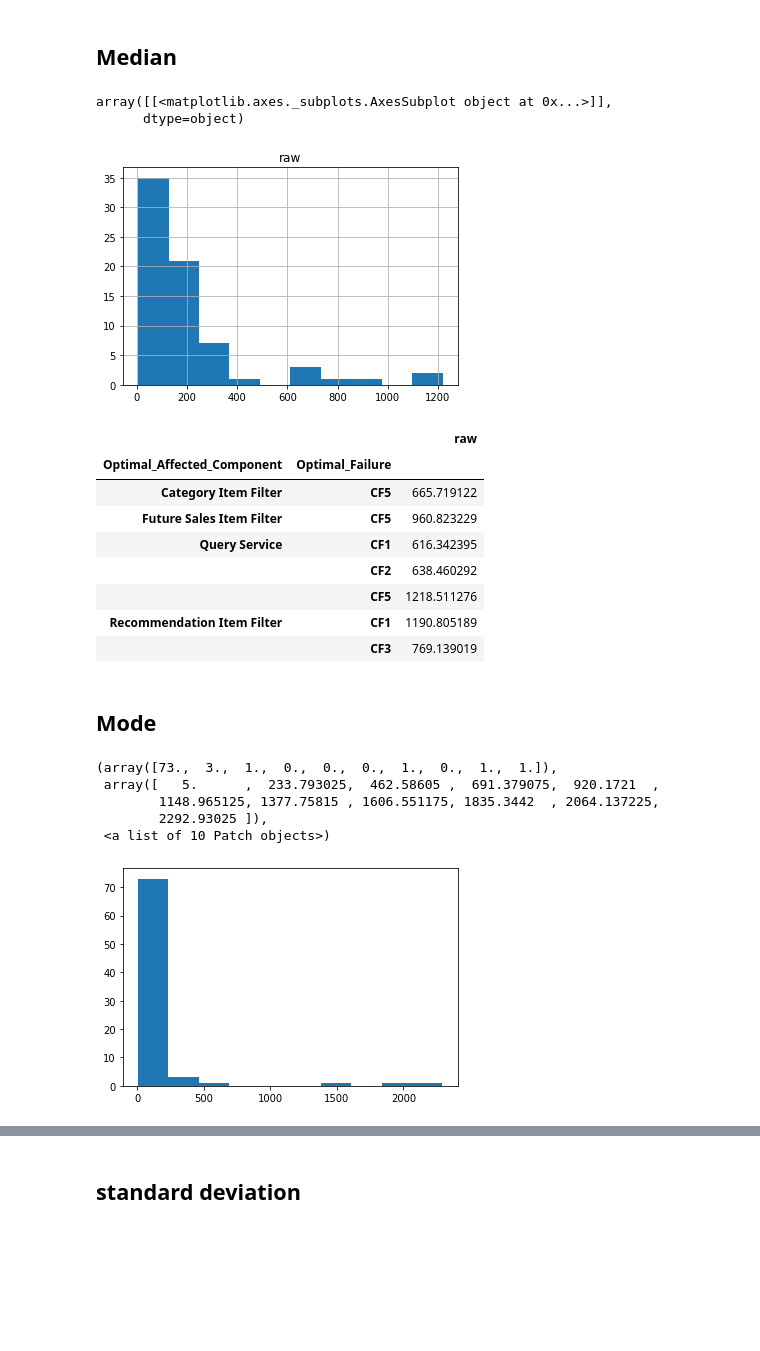
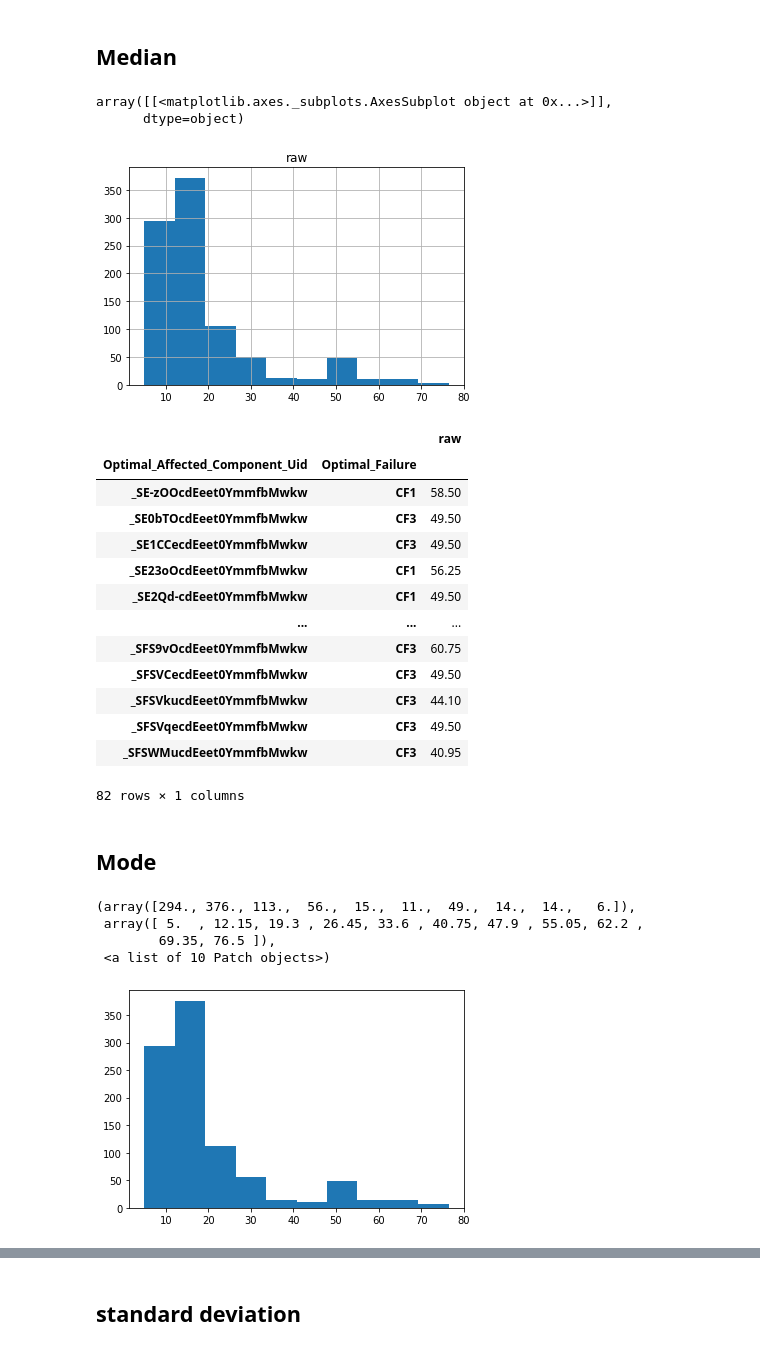
Before and after one commit to hpi-sam/rl-4-self-repair, a Jupyter notebook: data_analysis/main_data_analysis.ipynb, the cells around one changed output, grey strips where cells are left out. Drawn from its saved outputs; the diff is of its cells as text; code cells hidden in the pictures; blank space fills up the shorter version.

```diff
--- a/data_analysis/main_data_analysis.ipynb
+++ b/data_analysis/main_data_analysis.ipynb
@@ -56,7 +62,7 @@ dh.data['raw'].hist()
 * skew = skewness, measure of the asymmetry of the probability distribution of a real-valued random variable about its mean
 * kurtosis = measure of the "tailedness" of the probability distribution of a real-valued random variable
 # %%
-untransformed_data = dh.data[['Optimal_Affected_Component','Optimal_Failure','raw']]
+untransformed_data = dh.data[['Optimal_Affected_Component_Uid','Optimal_Failure','raw']]
 # %% [markdown]
 ## Mean
 # %%
@@ -79,44 +94,48 @@ mean_group[mean_group.raw > 1700]
 # %% [markdown]
 ## Median
 # %%
-median = untransformed_data.groupby(['Optimal_Affected_Component', 'Optimal_Failure']).agg('median')
+median = untransformed_data.groupby(['Optimal_Affected_Component_Uid', 'Optimal_Failure']).agg('median')
 median.hist()
 # %% [output]
 array([[<matplotlib.axes._subplots.AxesSubplot object at 0x...>]],
       dtype=object)
-[figure, old version]
+[figure, new version]
 # %%
 # get the outliers
 group = median.apply(lambda x: x)
-group[group.raw > 600]
+group[group.raw > 40]
 # %% [output]
 |  |  | raw |
-| Optimal_Affected_Component | Optimal_Failure |  |
-| Category Item Filter | CF5 | 665.719122 |
-| Future Sales Item Filter | CF5 | 960.823229 |
-| Query Service | CF1 | 616.342395 |
-|  | CF2 | 638.460292 |
-|  | CF5 | 1218.511276 |
-| Recommendation Item Filter | CF1 | 1190.805189 |
-|  | CF3 | 769.139019 |
+| Optimal_Affected_Component_Uid | Optimal_Failure |  |
+| _SE-zOOcdEeet0YmmfbMwkw | CF1 | 58.50 |
+| _SE0bTOcdEeet0YmmfbMwkw | CF3 | 49.50 |
+| _SE1CCecdEeet0YmmfbMwkw | CF3 | 49.50 |
+| _SE23oOcdEeet0YmmfbMwkw | CF1 | 56.25 |
+| _SE2Qd-cdEeet0YmmfbMwkw | CF1 | 49.50 |
+| ... | ... | ... |
+| _SFS9vOcdEeet0YmmfbMwkw | CF3 | 60.75 |
+| _SFSVCecdEeet0YmmfbMwkw | CF3 | 49.50 |
+| _SFSVkucdEeet0YmmfbMwkw | CF3 | 44.10 |
+| _SFSVqecdEeet0YmmfbMwkw | CF3 | 49.50 |
+| _SFSWMucdEeet0YmmfbMwkw | CF3 | 40.95 |
+82 rows × 1 columns
 # %% [markdown]
 ## Mode
 # %%
 import operator
 import functools
 
-mode = untransformed_data.groupby(['Optimal_Affected_Component', 'Optimal_Failure']).agg(pd.Series.mode)
+mode = untransformed_data.groupby(['Optimal_Affected_Component_Uid', 'Optimal_Failure']).agg(pd.Series.mode)
 mode_values = mode['raw'].values
 mode_flatten = np.hstack(mode_values).tolist()
 
 plt.hist(mode_flatten)
 # %% [output]
-(array([73.,  3.,  1.,  0.,  0.,  0.,  1.,  0.,  1.,  1.]),
- array([   5.      ,  233.793025,  462.58605 ,  691.379075,  920.1721  ,
-        1148.965125, 1377.75815 , 1606.551175, 1835.3442  , 2064.137225,
-        2292.93025 ]),
+(array([294., 376., 113.,  56.,  15.,  11.,  49.,  14.,  14.,   6.]),
+ array([ 5.  , 12.15, 19.3 , 26.45, 33.6 , 40.75, 47.9 , 55.05, 62.2 ,
+        69.35, 76.5 ]),
  <a list of 10 Patch objects>)
-[figure, old version]
+[figure, new version]
 # %%
 # get the outliers
 mode_group = mode.apply(lambda x: x)
```
Also changed, not shown: parts of 12 cells of this notebook, 9 other files.
